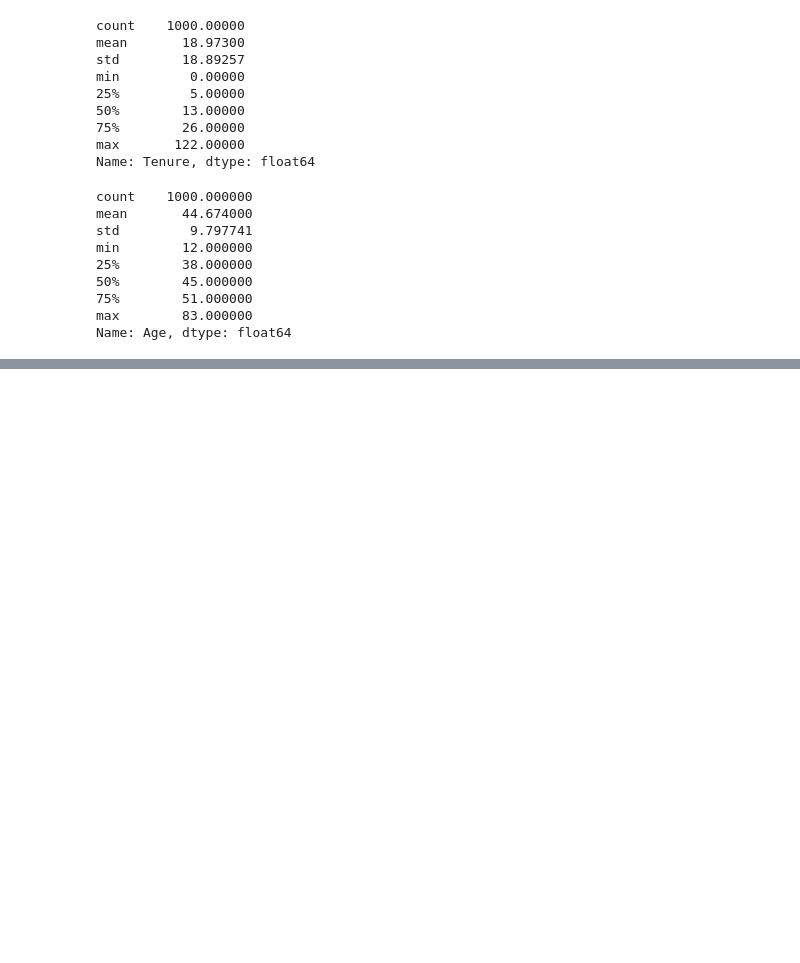
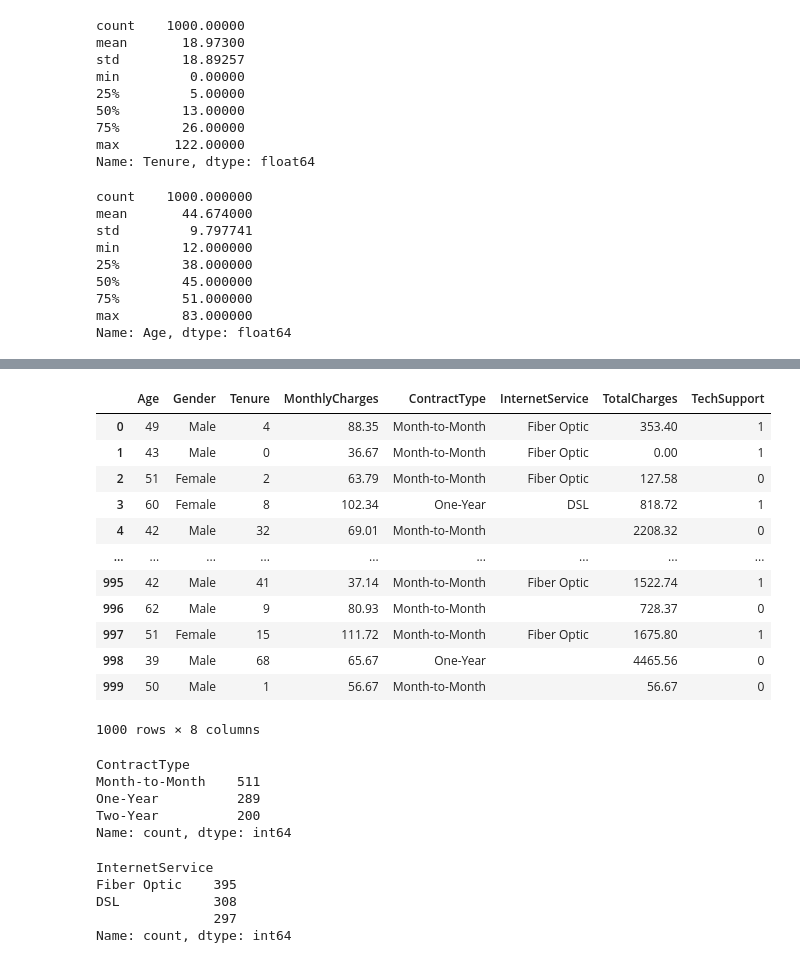
Before and after one commit to Advitiya-yadav/CustomerChurnProject, a Jupyter notebook: customer_churn_analysis_v2_updated.ipynb, the cells around one changed output, grey strips where cells are left out. Cells and saved outputs as stored; diff of their text form; code cells hidden in the pictures; blank space fills up the shorter version.

```diff
--- a/Analysis_prediction.ipynb
+++ b/customer_churn_analysis_v2_updated.ipynb
@@ -583,0 +616,38 @@ Name: Age, dtype: float64
+# %%
+X=df.drop('Churn',axis=1)
+y=df['Churn']
+# %%
+bin_cols = df['TechSupport']
+X['TechSupport'] = X['TechSupport'].apply(lambda x: 1 if x=="Yes" else 0)
+# %%
+X
+# %% [output]
+|  | Age | Gender | Tenure | MonthlyCharges | ContractType | InternetService | TotalCharges | TechSupport |
+| 0 | 49 | Male | 4 | 88.35 | Month-to-Month | Fiber Optic | 353.40 | 1 |
+| 1 | 43 | Male | 0 | 36.67 | Month-to-Month | Fiber Optic | 0.00 | 1 |
+| 2 | 51 | Female | 2 | 63.79 | Month-to-Month | Fiber Optic | 127.58 | 0 |
+| 3 | 60 | Female | 8 | 102.34 | One-Year | DSL | 818.72 | 1 |
+| 4 | 42 | Male | 32 | 69.01 | Month-to-Month |  | 2208.32 | 0 |
+| ... | ... | ... | ... | ... | ... | ... | ... | ... |
+| 995 | 42 | Male | 41 | 37.14 | Month-to-Month | Fiber Optic | 1522.74 | 1 |
+| 996 | 62 | Male | 9 | 80.93 | Month-to-Month |  | 728.37 | 0 |
+| 997 | 51 | Female | 15 | 111.72 | Month-to-Month | Fiber Optic | 1675.80 | 1 |
+| 998 | 39 | Male | 68 | 65.67 | One-Year |  | 4465.56 | 0 |
+| 999 | 50 | Male | 1 | 56.67 | Month-to-Month |  | 56.67 | 0 |
+1000 rows × 8 columns
+# %%
+df['ContractType'].value_counts()
+# %% [output]
+ContractType
+Month-to-Month    511
+One-Year          289
+Two-Year          200
+Name: count, dtype: int64
+# %%
+df['InternetService'].value_counts()
+# %% [output]
+InternetService
+Fiber Optic    395
+DSL            308
+               297
+Name: count, dtype: int64
```
Also changed, not shown: parts of 52 cells of this notebook, 2 other files.
